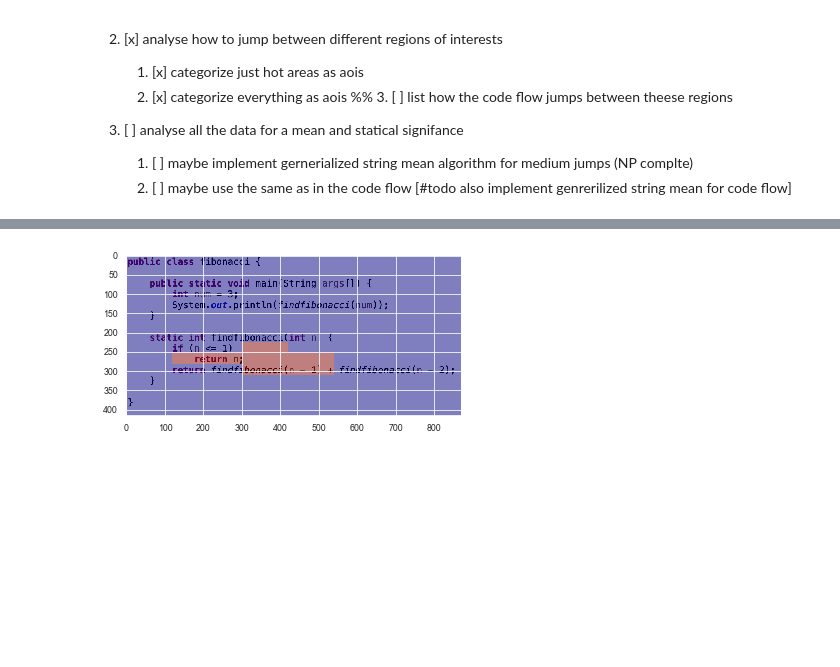
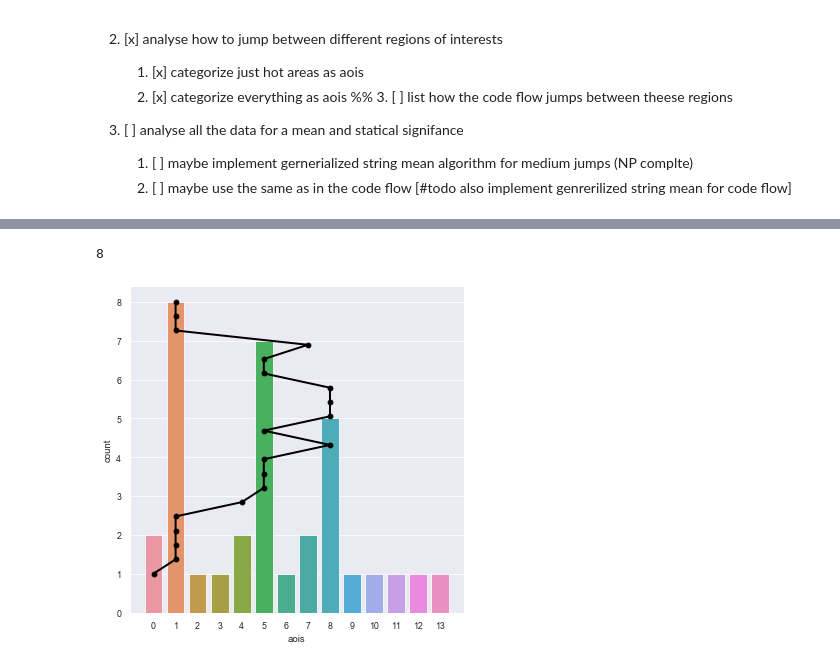
Before and after one commit to brains-on-code/REyeker, a Jupyter notebook: REyeker-DataAnalyses-Python/rEYEker_Pipeline.ipynb, the cells around one changed output, grey strips where cells are left out. Drawn from its saved outputs; the diff is of its cells as text; code cells hidden in the pictures; blank space fills up the shorter version.

Commit message:
implemented visualization for aois and their sequences

```diff
--- a/REyeker-DataAnalyses-Python/rEYEker_Pipeline.ipynb
+++ b/REyeker-DataAnalyses-Python/rEYEker_Pipeline.ipynb
@@ -751,10 +761,10 @@ How to analyze areas of interests?
 # %%
 import modules.HeatmapHelpers as heathelpers
 
-treshhold = 0.5
+treshhold = 0.25
 chunk_width = 60
 value = 1.0 / treshhold
-upper_limit = 0.6
+upper_limit = 0.2
 
 shape = average_heatmap_array[0].shape[0], average_heatmap_array[0].shape[1]
 width = shape[1]
@@ -874,37 +880,59 @@ def get_adjacent(x, y, shape):
         result.append((x,y-1))
     if y+1 < shape[1]:
         result.append((x,y+1))
     return result
 
 
 def bfs_fill(start_x, start_y, cat_matrix, heat_mask, cat_value):
     q = Queue()
     value = heat_mask[start_x][start_y]
     cat_matrix[start_x][start_y] = cat_value
     q.put((start_x, start_y))
 
     while not q.empty():
         (x,y) = q.get()
         adjacent_array = get_adjacent(x, y, cat_matrix.shape)
         for (ad_x, ad_y) in adjacent_array:
             if cat_matrix[ad_x][ad_y] == -1 and heat_mask[ad_x][ad_y] == value:
                 cat_matrix[ad_x][ad_y] = cat_value
                 q.put((ad_x, ad_y))
 
 cat_value = 0
 for x in range(shape[0]):
     for y in range(shape[1]):
         if categorize_matrix[x][y] == -1:
             bfs_fill(x, y, categorize_matrix, line_data, cat_value)
             cat_value += 1
 
-categorize_matrix = categorize_matrix.astype(float)
+categorize_matrix = categorize_matrix.astype(int)
 
-heat_mask = categorize_matrix.flatten().tolist()
-im = image_array[0].copy()
-heathelpers.normalize_heat(heat_mask)
-heathelpers.draw_heat(im, heat_mask)
+x = [x for (x,y) in visual_stimulus_data_matrix[0][0]]
+y = [y for (x,y) in visual_stimulus_data_matrix[0][0]]
 
-imgplot0 = plt.imshow(im)
+cats = [int(categorize_matrix[y,x]) for (x,y) in visual_stimulus_data_matrix[0][0]]
+classes = [str(idx) for idx in range(cat_value)]
+classes = [classes[idx] for idx in cats]
+
+val = [str(idx) for idx in range(cat_value)]
+for value in classes:
+    val.append(value)
+classes = val
+
+df_classes = pd.DataFrame(classes, columns=["aois"])
+incremental_step = float(df_classes['aois'].value_counts().max() - 1)/float(len(cats) -1)
+
+y_val = [1+i*incremental_step for i in range(len(cats))]
+x_val = cats
+
+fig, ax1 = plt.subplots(figsize=(6,6))
+
+sns.countplot(x="aois", data=df_classes, ax=ax1);
+ax1.plot(x_val, y_val, '-o', linewidth=2, color='black');
+
+bars = [r for r in ax1.get_children() if type(r)==Rectangle]
+colors = [c.get_facecolor() for c in bars[:-1]]
+colors = [[r,g,b] for (r,g,b,a) in colors]
+colors = np.array(colors).astype(np.float32)
 # %% [output]
+8
-[figure, old version]
+[figure, new version]
```
Also changed, not shown: parts of 8 cells of this notebook.
